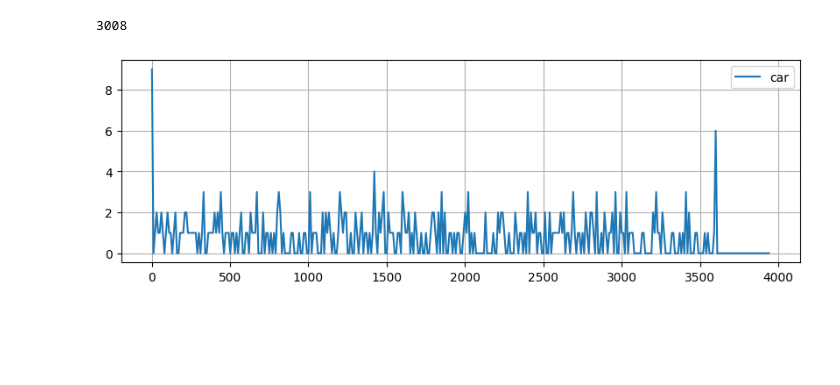
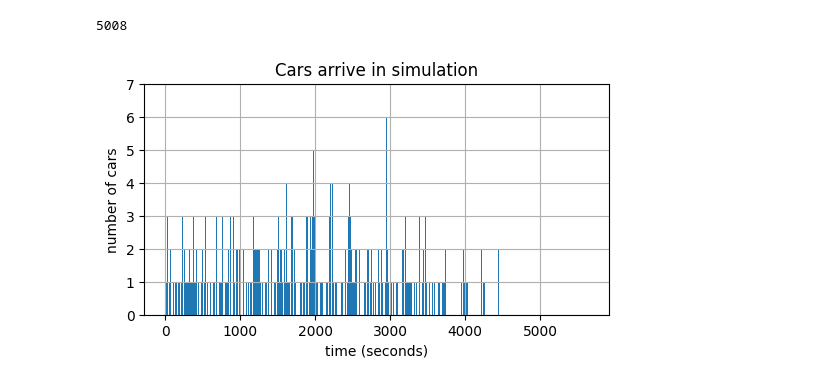
Before and after one commit to giftnichakul/deeprl-traffic-control, a Jupyter notebook: validateCar.ipynb, the cells around one changed output. Cells and saved outputs as stored; diff of their text form; code cells hidden in the pictures; blank space fills up the shorter version.

```diff
--- a/validateCar.ipynb
+++ b/validateCar.ipynb
@@ -12,8 +12,9 @@ else:
 
 # variable
 useGui = False
+numCars = 5000
 net_file = './saint_paul/junction.net.xml'
-route_path = f'./saint_paul/1.0hour/trips/3000.rou.xml'
+route_path = f'./saint_paul/1.0hour/trips/{numCars}.rou.xml'
 
 if(useGui): sumoBinary = checkBinary('sumo-gui')
 else: sumoBinary = checkBinary('sumo')
@@ -47,6 +48,8 @@ car_north = set()
 car = set()
 car_time = {}
 
+all_car_in_sim = []
+
 while traci.simulation.getMinExpectedNumber() > 0:
   traci.simulationStep()
 
@@ -59,6 +62,8 @@ while traci.simulation.getMinExpectedNumber() > 0:
   now_time = traci.simulation.getTime()
   car_time[now_time] = 0
 
+  all_car_in_sim.append(len(vehicles))
+
   for vehicle in vehicles:
     if vehicle not in car:
       car.add(vehicle)
@@ -71,16 +81,21 @@ for car in car_time:
   total_cars += car_time[car]
 total_cars
 # %% [output]
-3008
+5008
-# %%
-import matplotlib.pyplot as plt
-import pandas as pd
-
-plt.subplots(figsize=(10, 3))
-plt.plot(list(car_time.keys())[::10], list(car_time.values())[::10], label = "car")
-#plt.xticks([*range(0,9000,2000)])
-plt.grid()
-plt.legend()
-plt.show()
-# %% [output]
-[figure, removed]
+# %%
+import matplotlib.pyplot as plt
+import numpy as np
+
+time = list(car_time.keys())
+number_of_cars = list(car_time.values())
+
+plt.subplots(figsize=(6, 3))
+plt.bar(time[::], number_of_cars[::])
+plt.title('Cars arrive in simulation')
+plt.ylim(0, 7)
+plt.xlabel('time (seconds)')
+plt.ylabel('number of cars')
+plt.grid()
+plt.show()
+# %% [output]
+[figure, added]
```
Also changed, not shown: parts of 5 cells of this notebook, 2 other files.
